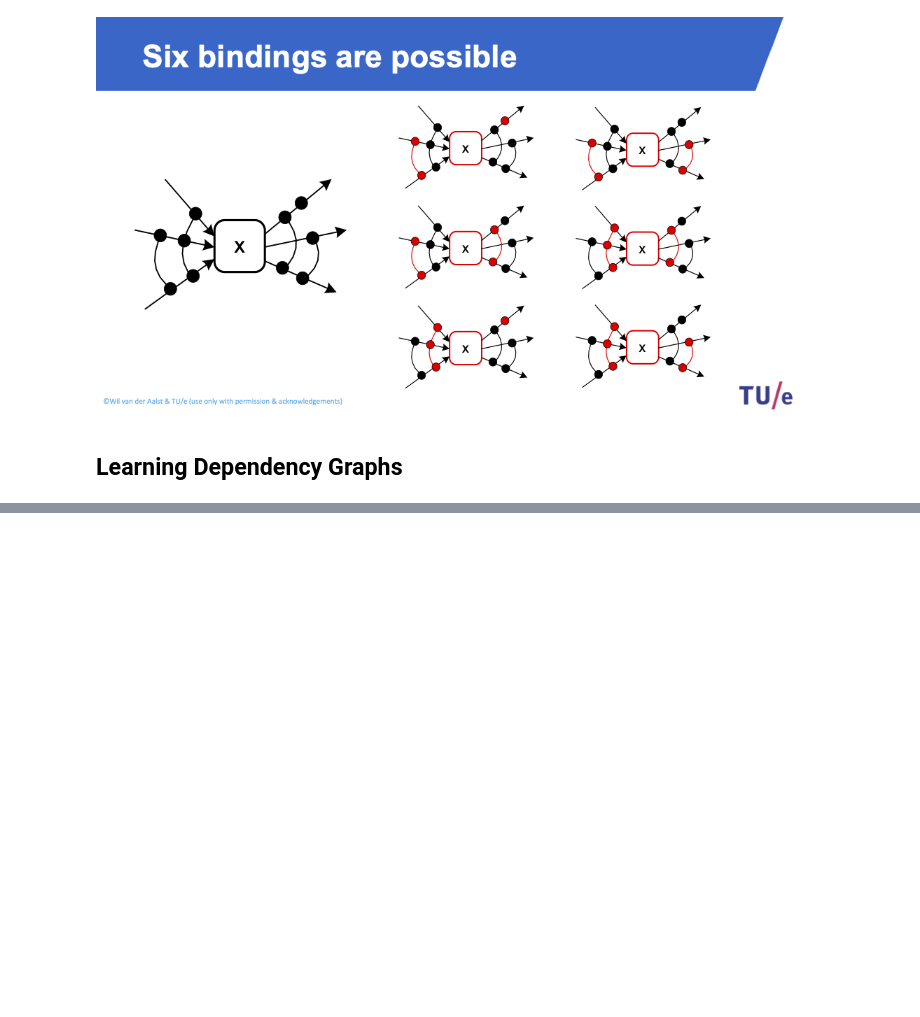
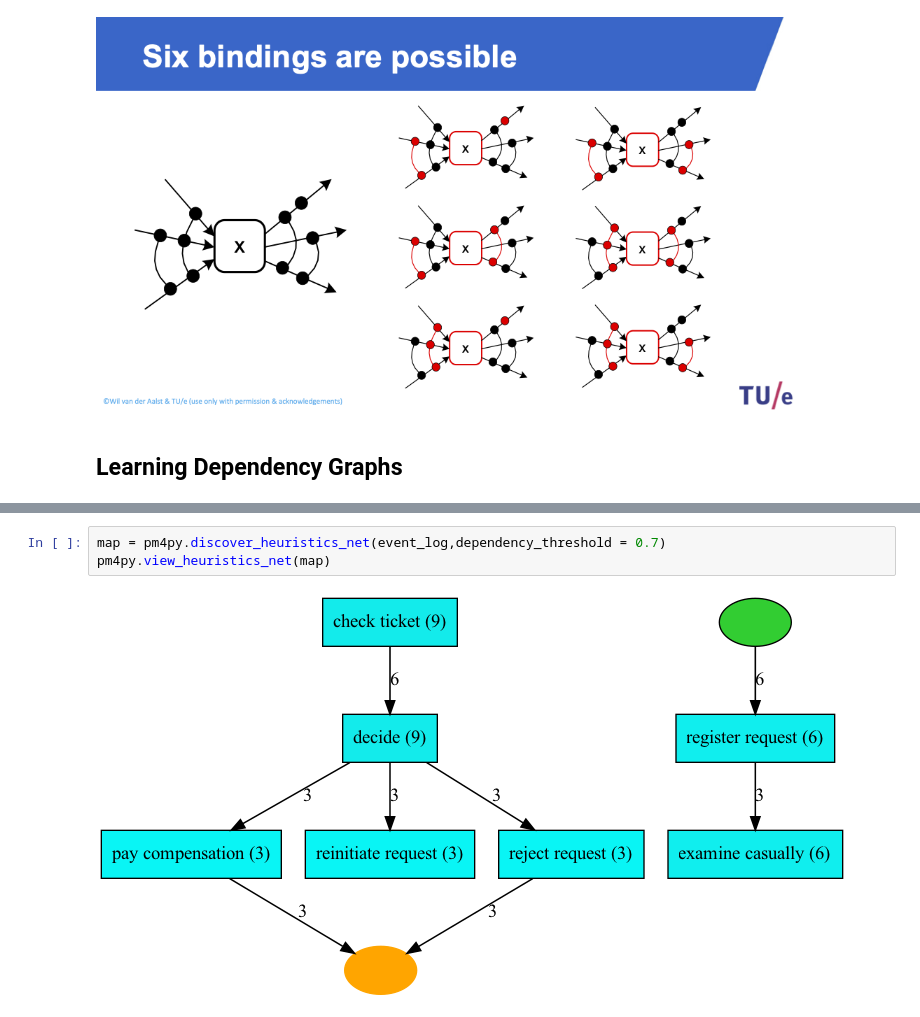
Before and after one commit to EMbeDS-education/ComputingDataAnalysisModeling20242025, a Jupyter notebook: PDAI/jupyter/jupyterNotebooks/M2PM_05DependencyGraphs_HeuristicMiner.ipynb, the cells around one changed output, grey strips where cells are left out. Cells and saved outputs as stored; diff of their text form; blank space fills up the shorter version.

```diff
--- a/PDAI/jupyter/jupyterNotebooks/M2PM_05DependencyGraphs_HeuristicMiner.ipynb
+++ b/PDAI/jupyter/jupyterNotebooks/M2PM_05DependencyGraphs_HeuristicMiner.ipynb
@@ -188,0 +221,5 @@ HTTPError: HTTP Error 404: Not Found
+# %%
+map = pm4py.discover_heuristics_net(event_log,dependency_threshold = 0.7)
+pm4py.view_heuristics_net(map)
+# %% [output]
+[figure, added]
```
Also changed, not shown: parts of 10 cells of this notebook, 1 other file.
